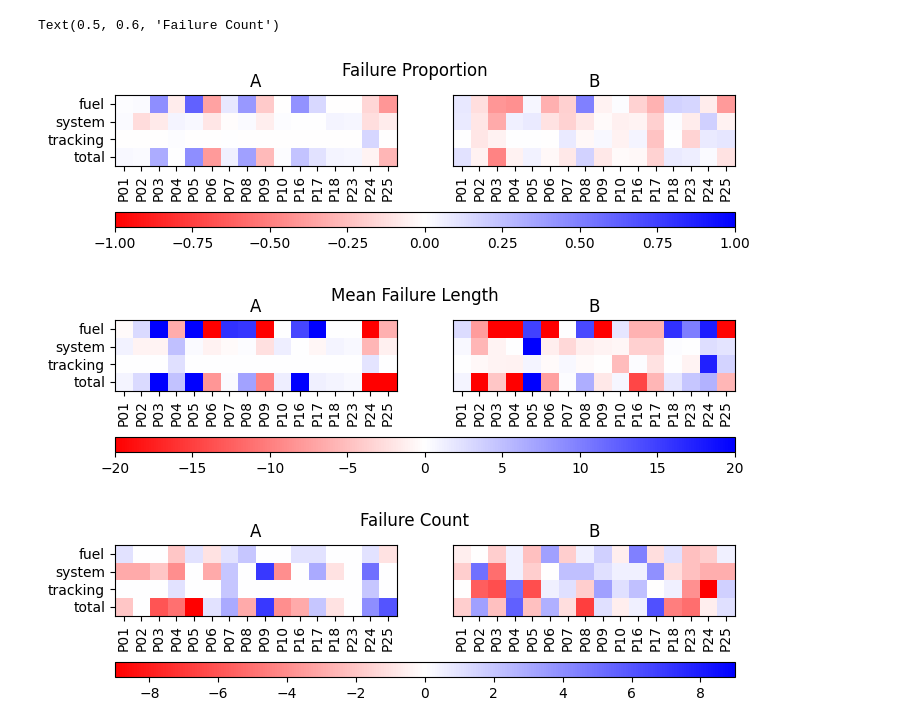
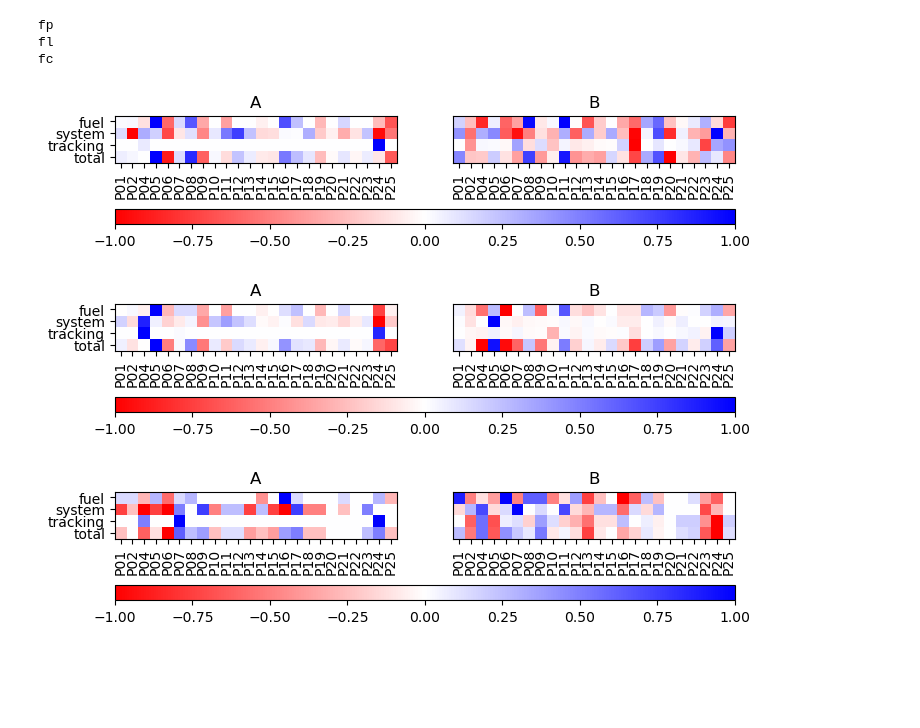
Before and after one commit to dicelab-rhul/icua-data-analysis, a Jupyter notebook: failure_statistics.ipynb, the cells around one changed output. Cells and saved outputs as stored; diff of their text form; code cells hidden in the pictures; blank space fills up the shorter version.

```diff
--- a/failure_statistics.ipynb
+++ b/failure_statistics.ipynb
@@ -53,76 +11,69 @@ Text(0.5, 0.98, 'Failure Proportion')
+# %%
+fp = Statistics.compute_failure_proportion_statistics()
+fl = Statistics.compute_failure_length_statistics()
+fc = Statistics.compute_failure_count_statistics()
+scores = dict(FP=fp, FL=fl, FC=fc)
 # %%
 # PLOT DIFFERENCE PERFORMANCE METRICS
-data = load_nested_dict('data/Processed')
-
-def compute_failure_interval_statistics(data, statistic):
-    df = pd.DataFrame(columns=['participant', 'experiment', *sorted(ALL_WINDOW_PROPERTIES.keys()), 'total'])
-    for participant, _data1 in data.items():
-        for experiment, _data2 in _data1.items():
-            start_time, finish_time =  _data2['start_time'], _data2['finish_time']
-            stats, all_failure_intervals = [], []
-            for task, _data3 in sorted(_data2['tasks'].items()):
-                failure_intervals = [compute_time_intervals(x.failure, x.timestamp, start_time, finish_time).intervals for x in _data3.values()]
-                failure_intervals = merge_intervals(failure_intervals) # merge them to get failures for a single task
-                stats.append(statistic(failure_intervals, start_time, finish_time))
-                all_failure_intervals.append(failure_intervals)
-            total_failure = merge_intervals(all_failure_intervals) # overlapping total
-            total_stat = statistic(total_failure, start_time, finish_time)
-            df.loc[len(df)] = [participant, experiment[3:], *stats, total_stat]
-    return df
-
 def plot_performance(df, rnd=False, vmin=-1, vmax=1):
     grouped = df.select_dtypes(include=['float','integer']).groupby(df['experiment'])
     data = {name:group.values for name,group in grouped}
     use_vs = not (vmin is None and vmax is None)
 
     def _plot(k1, k2, ax, showbar=False):
-        dif = (data[k2].astype(np.float64) - data[k1].astype(np.float64)) # icua should have a LOWER failure proportion.
+        # icua should have a LOWER score. If dif is positive then the agents helped.
+        dif = (data[k2].astype(np.float64) - data[k1].astype(np.float64))
+
+        dif /= np.abs(dif).max(axis=0)
+
         indx = (np.where(dif < 0, -1, np.where(dif > 0, 1, 0))).astype(int) if rnd else dif
+
+
         cmap = matplotlib.colormaps.get_cmap("bwr").reversed()
         _vmin, _vmax = vmin, vmax
         if not use_vs:
             _vmax, _vmin = dif.max(), dif.min()
             _v = max(abs(_vmin), _vmax)
             _vmin, _vmax = -_v, _v
         return ax.imshow(indx.T, cmap=cmap, vmin=_vmin, vmax=_vmax)
 
     fig, axes = plt.subplots(ncols=2, nrows=1, figsize=(8,4))
     axA, axB = axes.ravel()
 
     imA = _plot('icuaA', 'icuA', axA)
     imB = _plot('icuaB', 'icuB', axB, showbar=True)
     axA.set_yticks(np.arange(len(df.columns[2:])), df.columns[2:])
     pars = df['participant'].unique()
     axA.set_xticks(np.arange(len(pars)), pars, rotation=90)
     axA.set_title("A")
 
     axB.tick_params(axis='both', which='both',top=False,left=False,right=False)
     axB.set_yticks([],[])
     axB.set_xticks(np.arange(len(pars)), pars, rotation=90)
     plt.colorbar(imA, ax=[axB, axA], aspect = 40, location="bottom") ##Common colobar for ax1 and ax2; aspect used to set colorbar thickness/width
     axB.set_title("B")
     return fig
 
 
-# proportion of time spent in failure
-failure_proportions = compute_failure_interval_statistics(data, Statistics.compute_failure_proportion)
-fig = plot_performance(failure_proportions, vmin=-1, vmax=1)
-fig.suptitle("Failure Proportion",y=0.6,x=0.5)
 
-# mean length of each failure interval
-mean_failure_length = compute_failure_interval_statistics(data, Statistics.compute_mean_interval_length)
-#print(mean_failure_length)
-fig = plot_performance(mean_failure_length, vmin=-20, vmax=20)
-fig.suptitle("Mean Failure Length", y=0.6,x=0.5)
+print("fp")
+fig = plot_performance(fp, vmin=-1, vmax=1)
+#fig.suptitle("FP",y=0.6,x=0.5)
+plt.savefig("./results/fp-agents.png", bbox_inches="tight")
 
-# number of times a failure occured
-failure_count = compute_failure_interval_statistics(data, Statistics.compute_failure_count)
-#print(failure_count)
-fig = plot_performance(failure_count, vmin=None, vmax=None)
-fig.suptitle("Failure Count", y=0.6,x=0.5)
+print("fl")
+fig = plot_performance(fl, vmin=-1, vmax=1)
+#fig.suptitle("Mean Failure Length", y=0.6,x=0.5)
+plt.savefig("./results/fl-agents.png", bbox_inches="tight")
+print("fc")
+fig = plot_performance(fc, vmin=-1, vmax=1)
+plt.savefig("./results/fc-agents.png", bbox_inches="tight")
+#fig.suptitle("Failure Count", y=0.6,x=0.5)
 # %% [output]
-Text(0.5, 0.6, 'Failure Count')
+fp
+fl
+fc
-[figure, old version]
+[figure, new version]
-[figure, old version]
+[figure, new version]
-[figure, old version]
+[figure, new version]
 # %%
```
Also changed, not shown: parts of 3 cells of this notebook, 53 other files.
